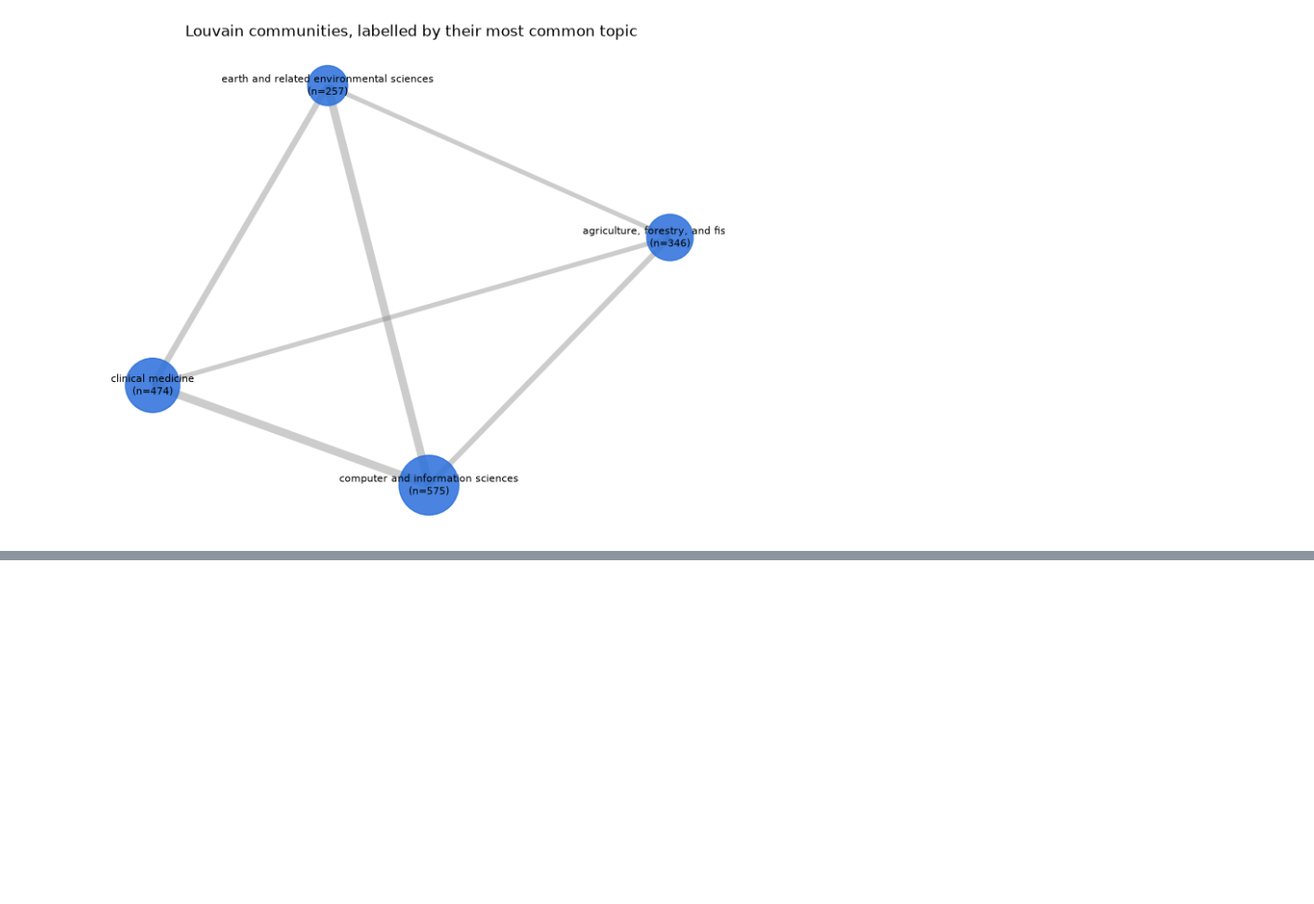
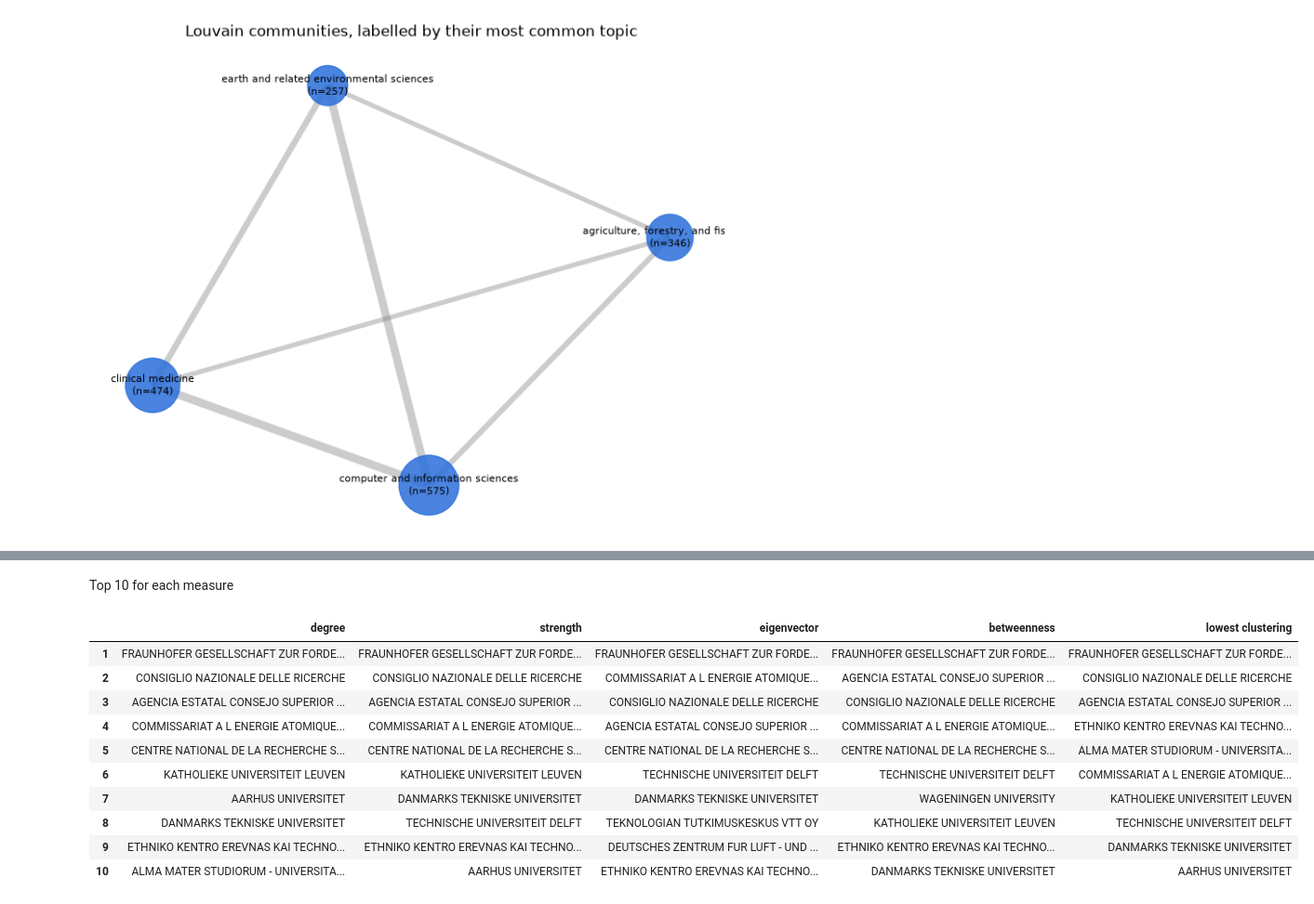
Before and after one commit to lindatruong/ANS-Project-2026, a Jupyter notebook: network_project_new.ipynb, the cells around one changed output, grey strips where cells are left out. Shown at 93% size. Saved outputs shown, nothing was run; the diff lists cells and outputs as text; code cells hidden in the pictures; blank space fills up the shorter version.

```diff
--- a/network_project_new.ipynb
+++ b/network_project_new.ipynb
@@ -288,0 +295,4 @@ plt.show()
+# %%
+labels["funding_eur"] = memberships.groupby("source")["ec_contribution"].sum()
+labels.loc[labels["country"].isin(["CH", "UK"]), "funding_eur"] = np.nan   # missing, not zero
+labels["funding_eur"].describe()
@@ -288,0 +313,8 @@ plt.show()
+# %%
+cent = pd.DataFrame(index=list(org_net.nodes()))
+
+cent["degree"] = pd.Series(dict(org_net.degree()))                     # number of partners
+cent["strength"] = pd.Series(dict(org_net.degree(weight="weight")))     # sum of tie weights
+cent["eigenvector"] = pd.Series(nx.eigenvector_centrality_numpy(org_net, weight="weight"))
+cent["closeness"] = pd.Series(nx.closeness_centrality(org_net, distance="dist"))
+cent.describe()
@@ -288,0 +376,22 @@ plt.show()
+# %% [markdown]
+Top 10 for each measure
+# %%
+top10 = pd.DataFrame({
+    col: labels.loc[cent[col].sort_values(ascending=False).head(10).index, "name"].str[:40].values
+    for col in ["degree", "strength", "eigenvector", "betweenness"]
+})
+top10["lowest clustering"] = labels.loc[cent["clustering"].sort_values().head(10).index, "name"].str[:40].values
+top10.index = range(1, 11)
+top10
+# %% [output]
+|  | degree | strength | eigenvector | betweenness | lowest clustering |
+| 1 | FRAUNHOFER GESELLSCHAFT ZUR FORDE... | FRAUNHOFER GESELLSCHAFT ZUR FORDE... | FRAUNHOFER GESELLSCHAFT ZUR FORDE... | FRAUNHOFER GESELLSCHAFT ZUR FORDE... | FRAUNHOFER GESELLSCHAFT ZUR FORDE... |
+| 2 | CONSIGLIO NAZIONALE DELLE RICERCHE | CONSIGLIO NAZIONALE DELLE RICERCHE | COMMISSARIAT A L ENERGIE ATOMIQUE... | AGENCIA ESTATAL CONSEJO SUPERIOR ... | CONSIGLIO NAZIONALE DELLE RICERCHE |
+| 3 | AGENCIA ESTATAL CONSEJO SUPERIOR ... | AGENCIA ESTATAL CONSEJO SUPERIOR ... | CONSIGLIO NAZIONALE DELLE RICERCHE | CONSIGLIO NAZIONALE DELLE RICERCHE | AGENCIA ESTATAL CONSEJO SUPERIOR ... |
+| 4 | COMMISSARIAT A L ENERGIE ATOMIQUE... | COMMISSARIAT A L ENERGIE ATOMIQUE... | AGENCIA ESTATAL CONSEJO SUPERIOR ... | COMMISSARIAT A L ENERGIE ATOMIQUE... | ETHNIKO KENTRO EREVNAS KAI TECHNO... |
+| 5 | CENTRE NATIONAL DE LA RECHERCHE S... | CENTRE NATIONAL DE LA RECHERCHE S... | CENTRE NATIONAL DE LA RECHERCHE S... | CENTRE NATIONAL DE LA RECHERCHE S... | ALMA MATER STUDIORUM - UNIVERSITA... |
+| 6 | KATHOLIEKE UNIVERSITEIT LEUVEN | KATHOLIEKE UNIVERSITEIT LEUVEN | TECHNISCHE UNIVERSITEIT DELFT | TECHNISCHE UNIVERSITEIT DELFT | COMMISSARIAT A L ENERGIE ATOMIQUE... |
+| 7 | AARHUS UNIVERSITET | DANMARKS TEKNISKE UNIVERSITET | DANMARKS TEKNISKE UNIVERSITET | WAGENINGEN UNIVERSITY | KATHOLIEKE UNIVERSITEIT LEUVEN |
+| 8 | DANMARKS TEKNISKE UNIVERSITET | TECHNISCHE UNIVERSITEIT DELFT | TEKNOLOGIAN TUTKIMUSKESKUS VTT OY | KATHOLIEKE UNIVERSITEIT LEUVEN | TECHNISCHE UNIVERSITEIT DELFT |
+| 9 | ETHNIKO KENTRO EREVNAS KAI TECHNO... | ETHNIKO KENTRO EREVNAS KAI TECHNO... | DEUTSCHES ZENTRUM FUR LUFT - UND ... | ETHNIKO KENTRO EREVNAS KAI TECHNO... | DANMARKS TEKNISKE UNIVERSITET |
+| 10 | ALMA MATER STUDIORUM - UNIVERSITA... | AARHUS UNIVERSITET | ETHNIKO KENTRO EREVNAS KAI TECHNO... | DANMARKS TEKNISKE UNIVERSITET | AARHUS UNIVERSITET |
```
Also changed, not shown: parts of 25 cells of this notebook.
